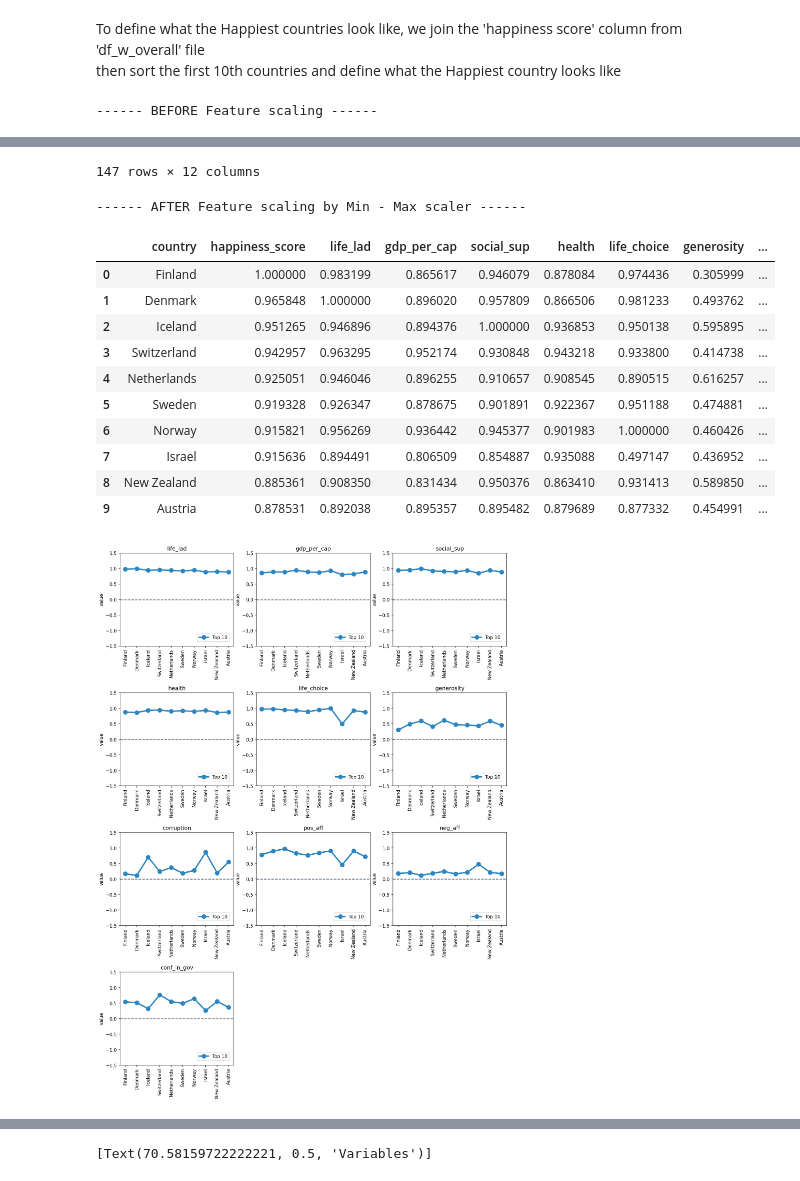
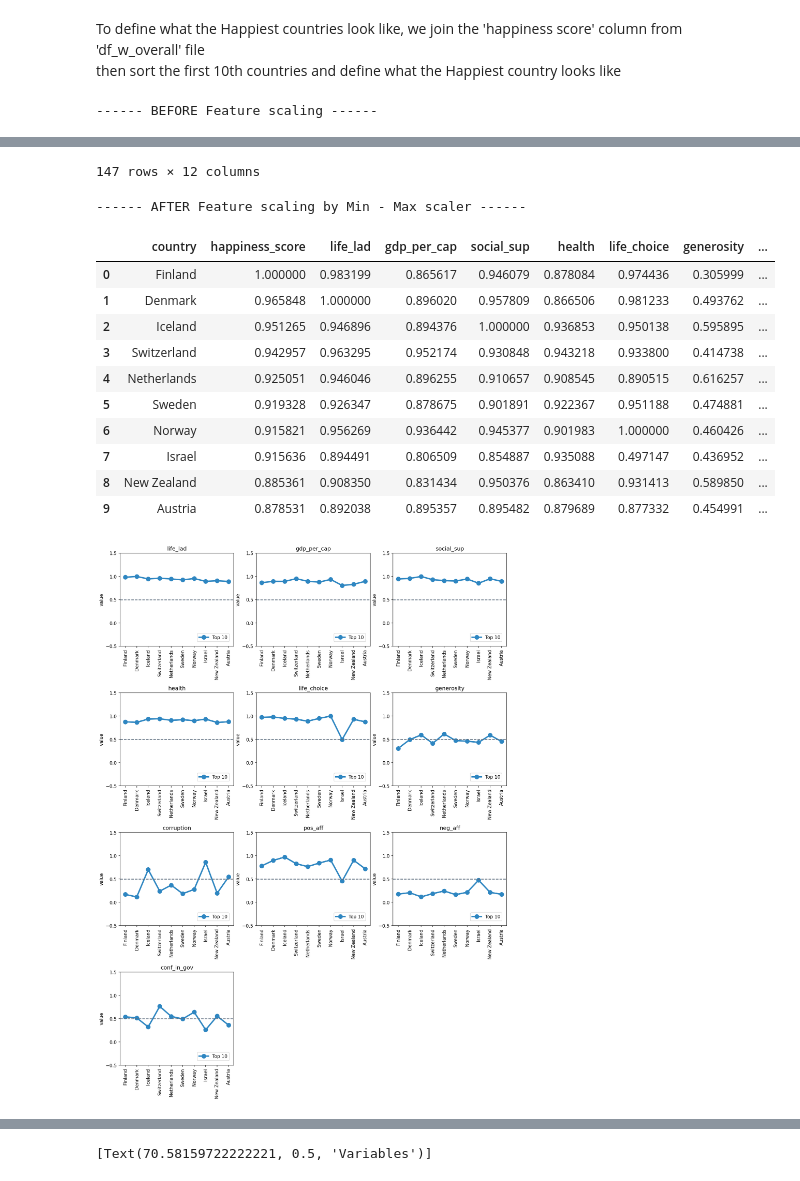
Before and after one commit to HikariJadeEmpire/TH_WLRD_Happiness_Project, a Jupyter notebook: WH_CodeSpace.ipynb, the cells around one changed output, grey strips where cells are left out. Saved outputs shown, nothing was run; the diff lists cells and outputs as text; code cells hidden in the pictures.

```diff
--- a/WH_CodeSpace.ipynb
+++ b/WH_CodeSpace.ipynb
@@ -245,37 +245,37 @@ for i,j in enumerate(define) :
         plt.xticks([0,1,2,3,4,5,6,7,8,9],rotation=90 )
         plt.ylabel("value")
         plt.legend(loc="lower right",borderaxespad=1 )
-        plt.yticks([-1.5,-1,-0.5,0,0.5,1,1.5])
-        plt.axhline(y=0, color='#5D6D7E', linestyle='--')
+        plt.yticks([-0.5,0,0.5,1,1.5])
+        plt.axhline(y=0.5, color='#5D6D7E', linestyle='--')
         plt.subplots_adjust( wspace=None, hspace=0.5 )
 # %% [output]
 ------ BEFORE Feature scaling ------
 |  | country | happiness_score | life_lad | gdp_per_cap | social_sup | health | life_choice | generosity | ... |
 | 0 | Finland | 7.821 | 7.611299 | 10.753935 | 0.950494 | 70.325358 | 0.941380 | -0.001996 | ... |
 | 1 | Denmark | 7.636 | 7.681457 | 10.885137 | 0.956441 | 70.031562 | 0.944400 | 0.165070 | ... |
 | 2 | Iceland | 7.557 | 7.459697 | 10.878041 | 0.977832 | 71.816666 | 0.930586 | 0.255945 | ... |
 | 3 | Switzerland | 7.512 | 7.528177 | 11.127461 | 0.942772 | 71.978181 | 0.923328 | 0.094757 | ... |
 | 4 | Netherlands | 7.415 | 7.456150 | 10.886151 | 0.932535 | 71.098333 | 0.904099 | 0.274062 | ... |
 | ... | ... | ... | ... | ... | ... | ... | ... | ... | ... |
 | 142 | Rwanda* | 3.268 | NaN | NaN | NaN | NaN | NaN | NaN | ... |
 | 143 | Zimbabwe | 2.995 | 3.837182 | 8.086318 | 0.792329 | 48.448437 | 0.592836 | -0.100058 | ... |
 | 144 | Lebanon | 2.955 | 4.659638 | 9.665533 | 0.739500 | 65.622187 | 0.607290 | -0.010961 | ... |
 | 145 | Afghanistan | 2.404 | 3.505506 | 7.586585 | 0.504086 | 52.353846 | 0.508496 | 0.077007 | ... |
 | 146 | xx | NaN | NaN | NaN | NaN | NaN | NaN | NaN | ... |
 147 rows × 12 columns
 ------ AFTER Feature scaling by Min - Max scaler ------
 |  | country | happiness_score | life_lad | gdp_per_cap | social_sup | health | life_choice | generosity | ... |
 | 0 | Finland | 1.000000 | 0.983199 | 0.865617 | 0.946079 | 0.878084 | 0.974436 | 0.305999 | ... |
 | 1 | Denmark | 0.965848 | 1.000000 | 0.896020 | 0.957809 | 0.866506 | 0.981233 | 0.493762 | ... |
 | 2 | Iceland | 0.951265 | 0.946896 | 0.894376 | 1.000000 | 0.936853 | 0.950138 | 0.595895 | ... |
 | 3 | Switzerland | 0.942957 | 0.963295 | 0.952174 | 0.930848 | 0.943218 | 0.933800 | 0.414738 | ... |
 | 4 | Netherlands | 0.925051 | 0.946046 | 0.896255 | 0.910657 | 0.908545 | 0.890515 | 0.616257 | ... |
 | 5 | Sweden | 0.919328 | 0.926347 | 0.878675 | 0.901891 | 0.922367 | 0.951188 | 0.474881 | ... |
 | 6 | Norway | 0.915821 | 0.956269 | 0.936442 | 0.945377 | 0.901983 | 1.000000 | 0.460426 | ... |
 | 7 | Israel | 0.915636 | 0.894491 | 0.806509 | 0.854887 | 0.935088 | 0.497147 | 0.436952 | ... |
 | 8 | New Zealand | 0.885361 | 0.908350 | 0.831434 | 0.950376 | 0.863410 | 0.931413 | 0.589850 | ... |
 | 9 | Austria | 0.878531 | 0.892038 | 0.895357 | 0.895482 | 0.879689 | 0.877332 | 0.454991 | ... |
-[figure, old version]
+[figure, new version]
 # %% [markdown]
 # Now we have features of the first 10th of happiest countries
 By standardization, the range of value will not swing too much.
```
Also changed, not shown: parts of 3 cells of this notebook.
